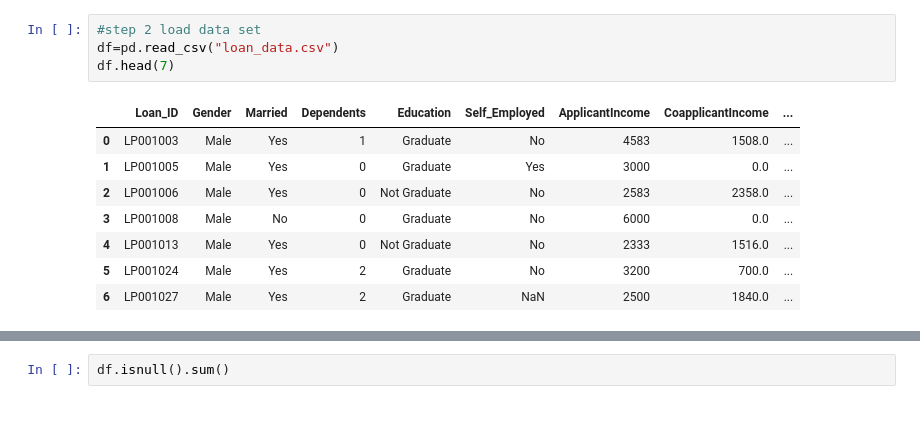
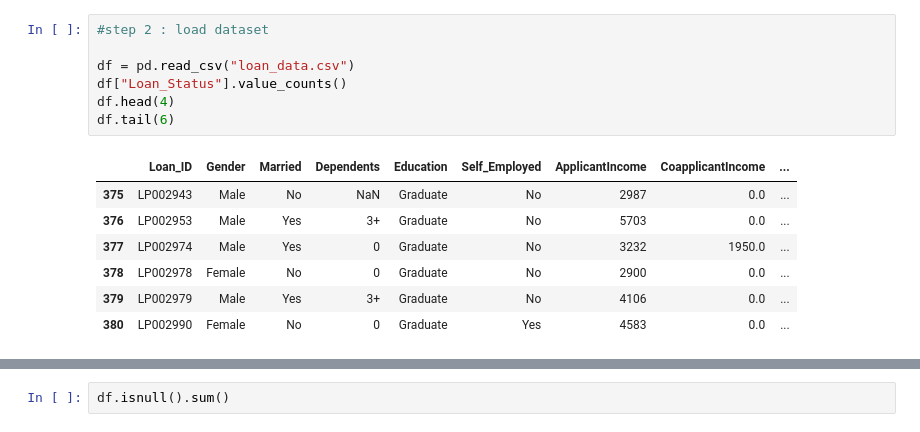
Before and after one commit to Akhila-jayaprakash/aiml-internship-projects, a Jupyter notebook: combined-analysis/combined_analysis.ipynb, the cells around one changed output, grey strips where cells are left out. Cells and saved outputs as stored; diff of their text form.

```diff
--- a/combined-analysis/combined_analysis.ipynb
+++ b/combined-analysis/combined_analysis.ipynb
@@ -19,13 +19,15 @@ Saving loan_data.csv to loan_data (1).csv
 # %%
-#step 2 load data set
-df=pd.read_csv("loan_data.csv")
-df.head(7)
+#step 2 : load dataset
+
+df = pd.read_csv("loan_data.csv")
+df["Loan_Status"].value_counts()
+df.head(4)
+df.tail(6)
 # %% [output]
 |  | Loan_ID | Gender | Married | Dependents | Education | Self_Employed | ApplicantIncome | CoapplicantIncome | ... |
-| 0 | LP001003 | Male | Yes | 1 | Graduate | No | 4583 | 1508.0 | ... |
-| 1 | LP001005 | Male | Yes | 0 | Graduate | Yes | 3000 | 0.0 | ... |
-| 2 | LP001006 | Male | Yes | 0 | Not Graduate | No | 2583 | 2358.0 | ... |
-| 3 | LP001008 | Male | No | 0 | Graduate | No | 6000 | 0.0 | ... |
-| 4 | LP001013 | Male | Yes | 0 | Not Graduate | No | 2333 | 1516.0 | ... |
-| 5 | LP001024 | Male | Yes | 2 | Graduate | No | 3200 | 700.0 | ... |
-| 6 | LP001027 | Male | Yes | 2 | Graduate | NaN | 2500 | 1840.0 | ... |
+| 375 | LP002943 | Male | No | NaN | Graduate | No | 2987 | 0.0 | ... |
+| 376 | LP002953 | Male | Yes | 3+ | Graduate | No | 5703 | 0.0 | ... |
+| 377 | LP002974 | Male | Yes | 0 | Graduate | No | 3232 | 1950.0 | ... |
+| 378 | LP002978 | Female | No | 0 | Graduate | No | 2900 | 0.0 | ... |
+| 379 | LP002979 | Male | Yes | 3+ | Graduate | No | 4106 | 0.0 | ... |
+| 380 | LP002990 | Female | No | 0 | Graduate | Yes | 4583 | 0.0 | ... |
```
Also changed, not shown: parts of 37 cells of this notebook.
